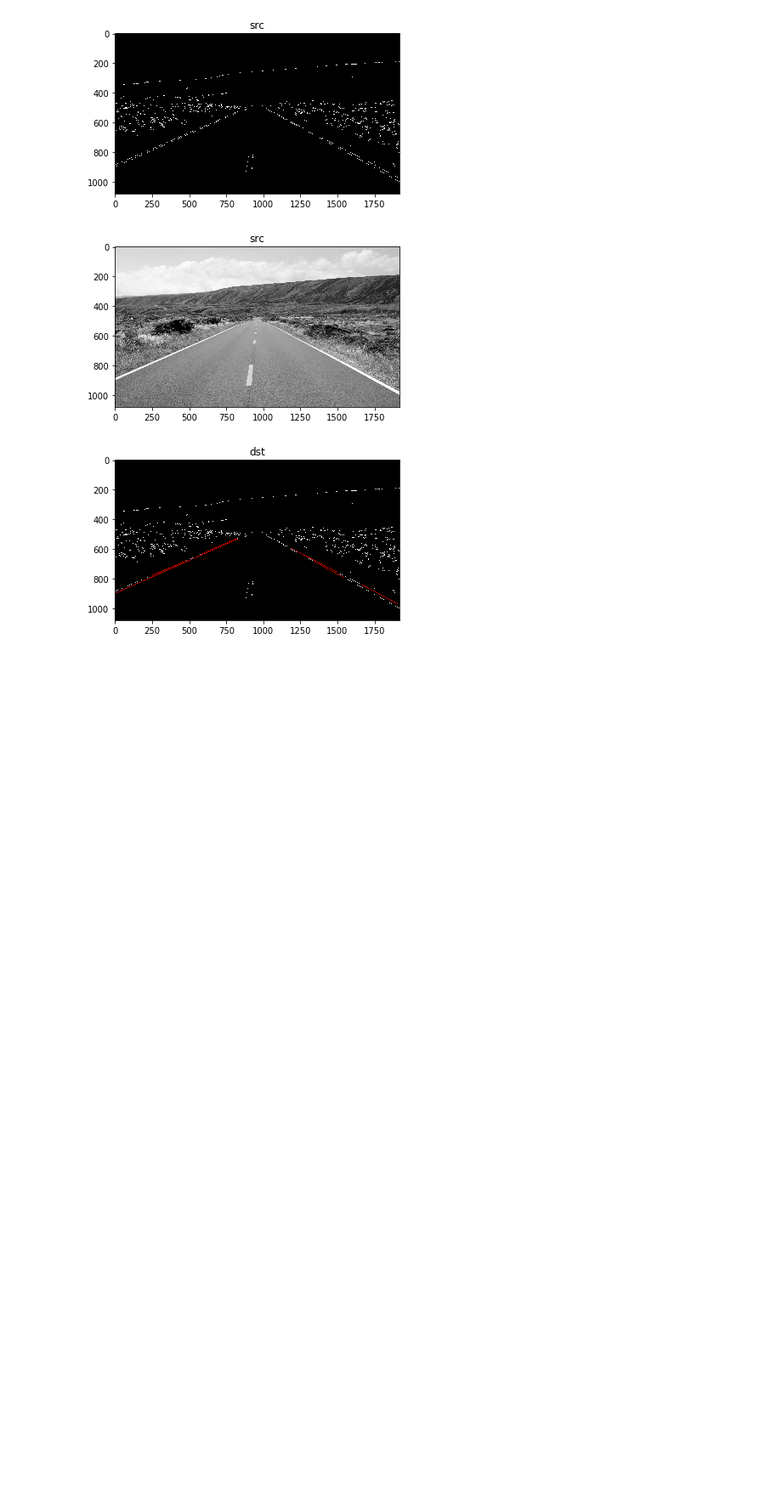
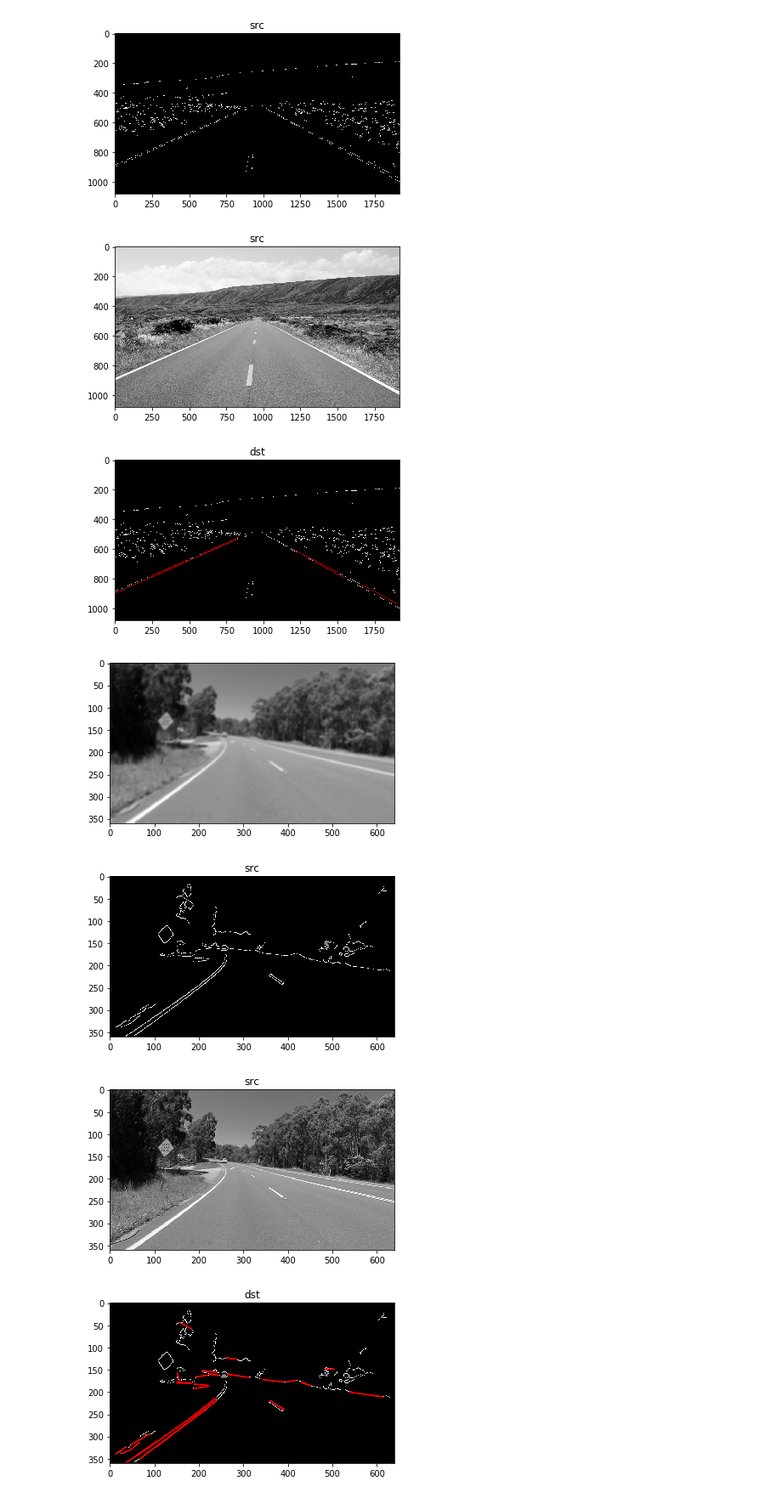
Before and after one commit to loftmain/opencv_project, a Jupyter notebook: vision_day1.ipynb, the cells around one changed output. Shown at 85% size. Saved outputs shown, nothing was run; the diff lists cells and outputs as text; code cells hidden in the pictures; blank space fills up the shorter version.

Commit message:
lane dectection add

```diff
--- a/vision_day1.ipynb
+++ b/vision_day1.ipynb
@@ -388,3 +388,34 @@ imshow('dst', dst)
 [figure]
 [figure]
 [figure]
+# %%
+import math
+src = cv2.imread('vision/lane01.jpg', cv2.IMREAD_GRAYSCALE)
+
+src_bin = cv2.GaussianBlur(src, (11,11), 0)
+imshow("", src_bin)
+# kernel = cv2.getStructuringElement(cv2.MORPH_RECT, (7,7))
+# # _, src_bin = cv2.threshold(src_bin, 0, 255, cv2.THRESH_BINARY | cv2.THRESH_OTSU)
+edge = cv2.Canny(src_bin, 50, 150)
+imshow('src', edge)
+
+lines = cv2.HoughLinesP(edge, 1, math.pi / 180, 10, minLineLength=20, maxLineGap=5)
+# #  1, math.pi / 180: 거의 안바꿈
+# # 160개 이상의 점이 넘어야 직선으로 본다.
+# # minLineLength: 최소길이 예를 들어 차선검출일 경우 어느정도 길게 하는 것
+# # maxLineGap: 같은위치에 너무 많은 직선이 나오지 않게 제한
+# # lines: 검출된 직선의
+dst = cv2.cvtColor(edge, cv2.COLOR_GRAY2BGR)
+
+for i in range(lines.shape[0]):
+            pt1 = (lines[i][0][0], lines[i][0][1]) # 시작점
+            pt2 = (lines[i][0][2], lines[i][0][3]) # 끝점
+            cv2.line(dst, pt1, pt2, (0, 0, 255), 2, cv2.LINE_AA) # 라인 그리기
+
+imshow('src', src)
+imshow('dst', dst)
+# %% [output]
+[figure, added]
+[figure, added]
+[figure, added]
+[figure, added]
```
Also changed, not shown: parts of 13 cells of this notebook, 1 other file.
